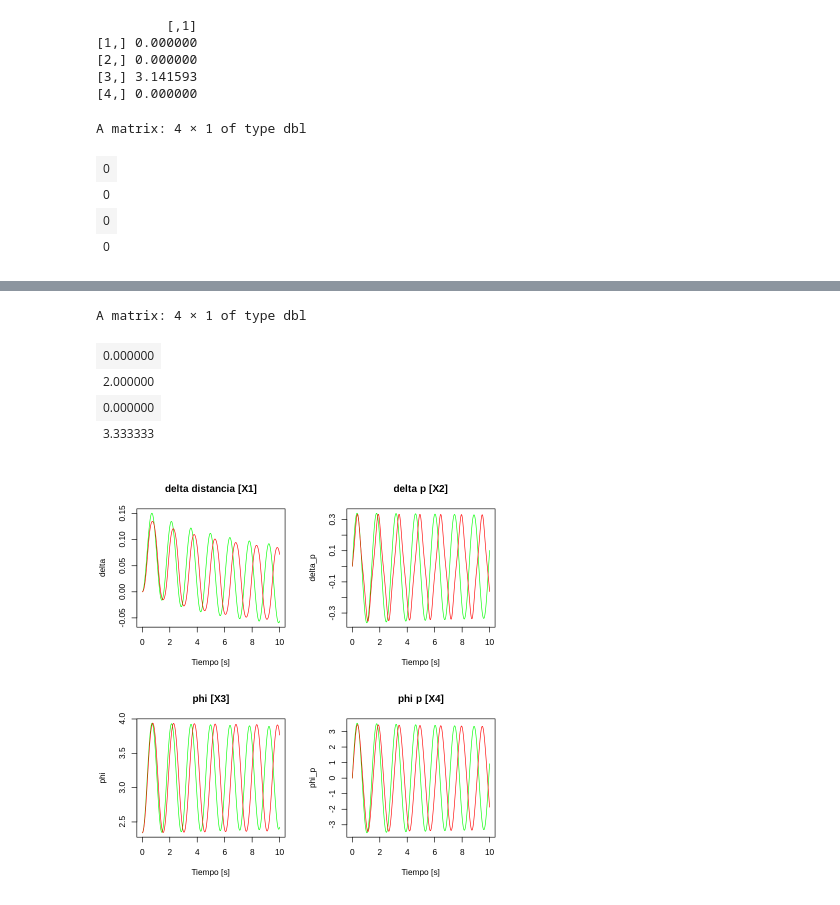
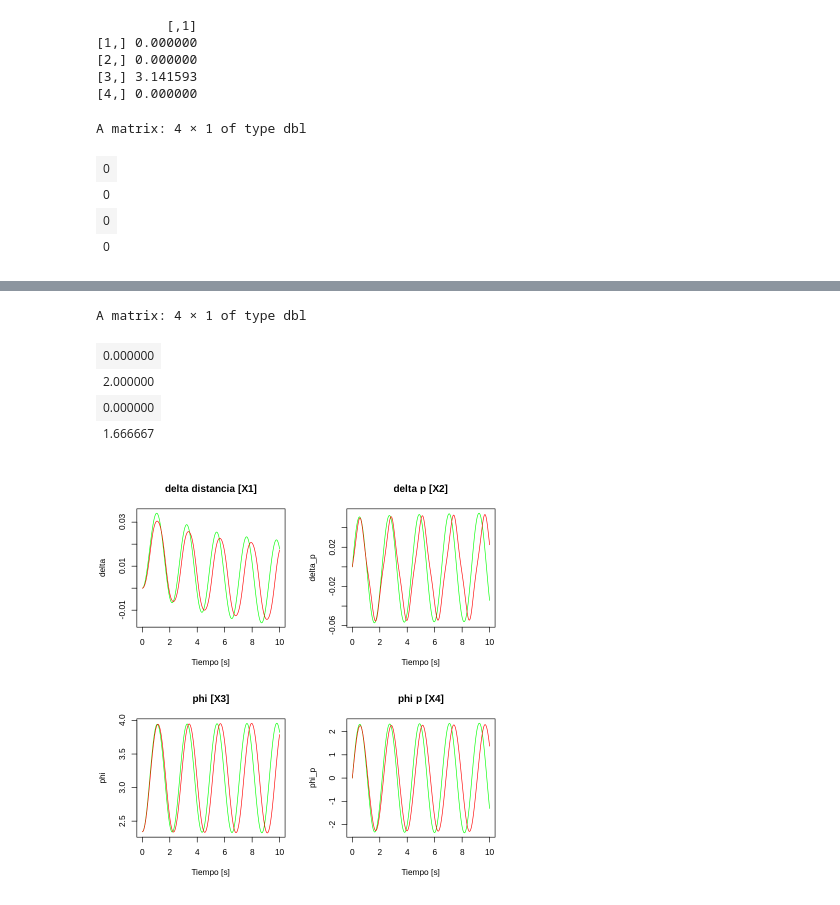
Before and after one commit to pab10dm/pab10dm, a Jupyter notebook: Copia_de_RpenduloLinealyNOLineal_R.ipynb, the cells around one changed output, grey strips where cells are left out. Cells and saved outputs as stored; diff of their text form; code cells hidden in the pictures.

```diff
--- a/Copia_de_RpenduloLinealyNOLineal_R.ipynb
+++ b/Copia_de_RpenduloLinealyNOLineal_R.ipynb
@@ -39,7 +39,7 @@ X1
 #t=linspace(0,T,Kmax);
 #R=2.2e3;L=10e-6;C=10e-9;vin=12;
 ########################################
-m=.1;F=0.1; long=0.6;g=9.8;M=.5;dlt_t=0.0001;
+m=0.01;F=0.1; long=1.2;g=9.8;M=.5;dlt_t=0.0001;
 ########################################
 #e=zeros(round(tF/t_etapa),1);
 #e      <- numeric(tF/t_etapa)
@@ -155,6 +155,6 @@ A matrix: 4 × 1 of type dbl
 A matrix: 4 × 1 of type dbl
 | 0.000000 |
 | 2.000000 |
 | 0.000000 |
-| 3.333333 |
+| 1.666667 |
-[figure, old version]
+[figure, new version]
```
Also changed, not shown: parts of 1 cell of this notebook.
